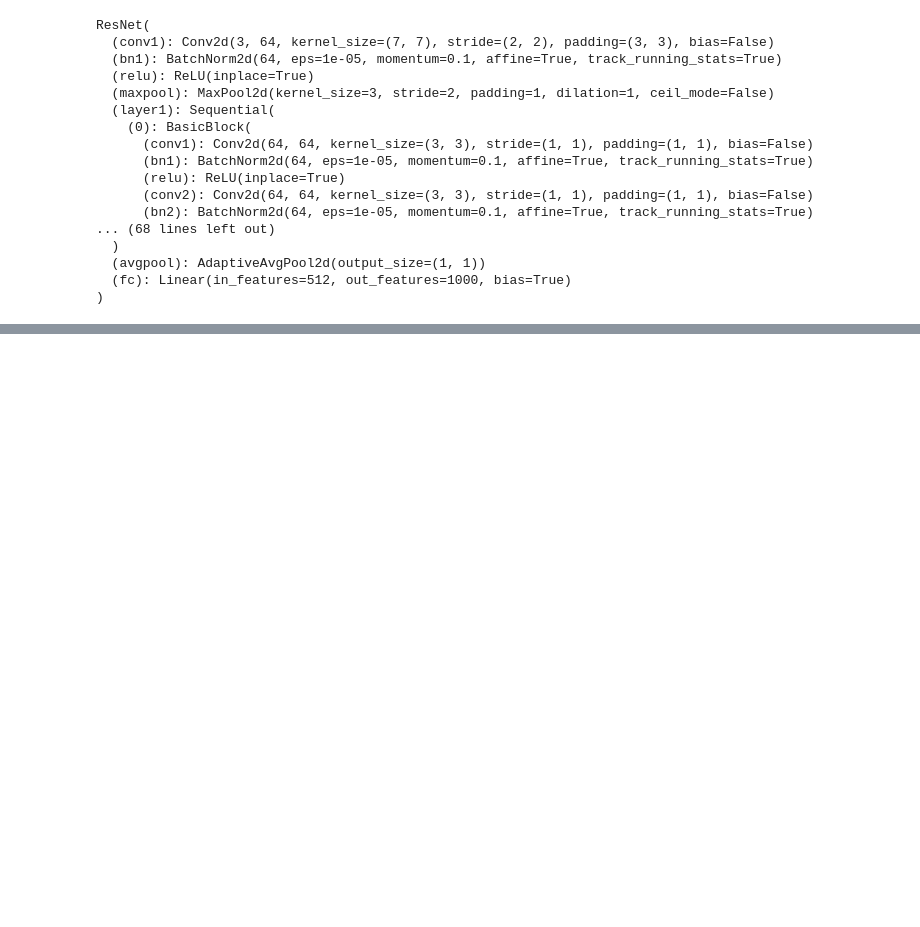
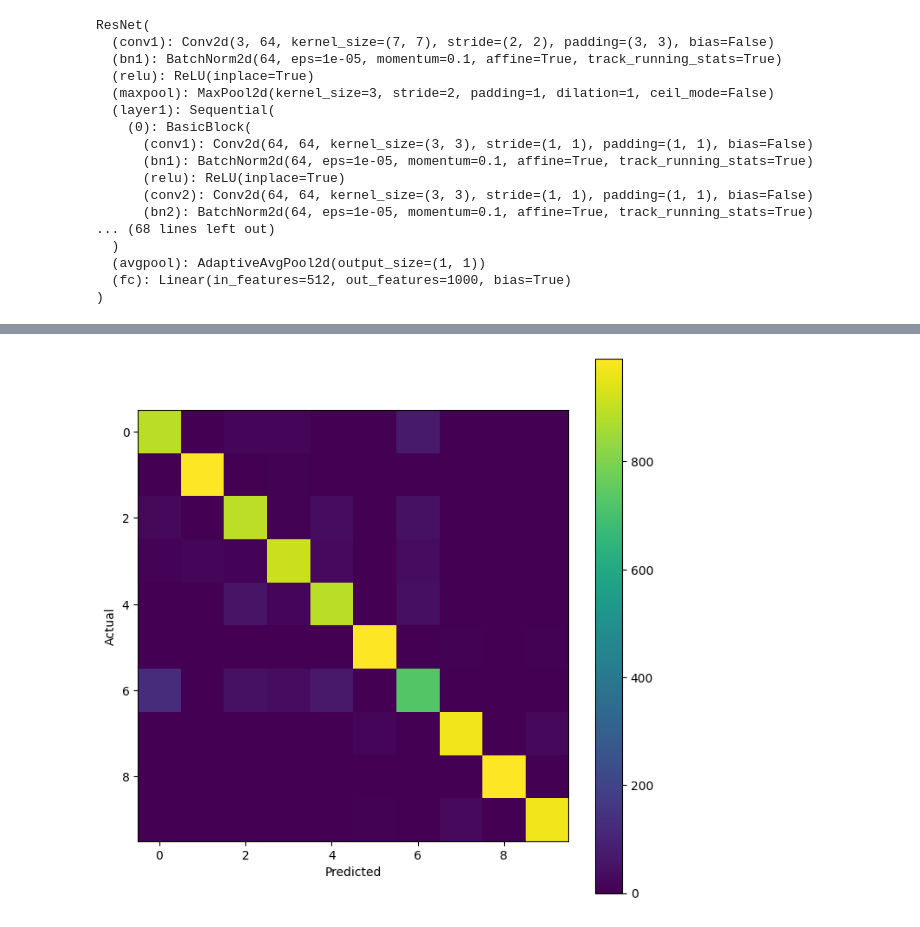
Before and after one commit to 23f1002879/Pytorch-Computer-Vision, a Jupyter notebook: notebooks/05_Transfer_Learning.ipynb, the cells around one changed output, grey strips where cells are left out. Cells and saved outputs as stored; diff of their text form; code cells hidden in the pictures; blank space fills up the shorter version.

```diff
--- a/notebooks/05_Transfer_Learning.ipynb
+++ b/notebooks/05_Transfer_Learning.ipynb
@@ -88,7 +114,7 @@ trainLoader = DataLoader(
 testLoader = DataLoader(
     testDataset,
     batch_size=64,
-    shuffle=True
+    shuffle=False
 )
 # %%
 device = torch.device(
@@ -100,8 +126,11 @@ model=model.to(device)
 # Setting Up the Loss and Optimizer
 criterion = nn.CrossEntropyLoss()
 optimizer = torch.optim.Adam(
-    model.parameters(),
-    lr=0.001
+    filter(
+        lambda p: p.requires_grad,
+        model.parameters()
+    ),
+    lr=1e-4
 )
 # %%
 epoch = int(input("Enter the number of epochs:"))
@@ -120,0 +152,17 @@ Enter the number of epochs:3
+# %%
+model.eval()
+
+total, correct = 0, 0
+all_preds, all_labels = [], []
+
+with torch.no_grad():
+  for image, label in testLoader:
+    image, label = image.to(device), label.to(device)
+    output = model(image)
+    _, predicted = torch.max(output, 1)
+    total += label.size(0)
+    correct += (predicted == label).sum().item()
+    all_preds.extend(predicted.cpu().numpy())
+    all_labels.extend(label.cpu().numpy())
+
+print(f"Accuracy: {100*correct/total}")
@@ -120,0 +174,3 @@ Enter the number of epochs:3
+# %%
+cm = confusion_matrix(all_labels, all_preds)
+print(cm)
@@ -120,0 +188,14 @@ Enter the number of epochs:3
+# %%
+plt.figure(figsize=(8,8))
+
+plt.imshow(cm)
+
+plt.colorbar()
+
+plt.xlabel("Predicted")
+
+plt.ylabel("Actual")
+
+plt.show()
+# %% [output]
+[figure, added]
```
Also changed, not shown: parts of 8 cells of this notebook.
